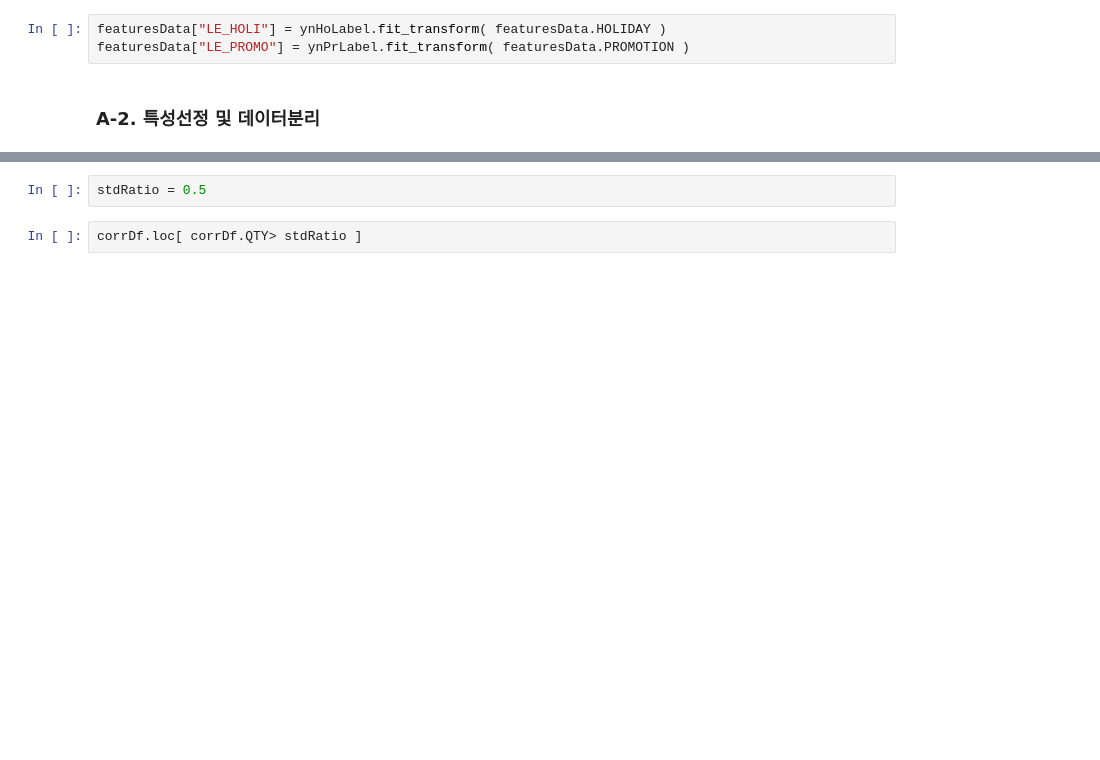
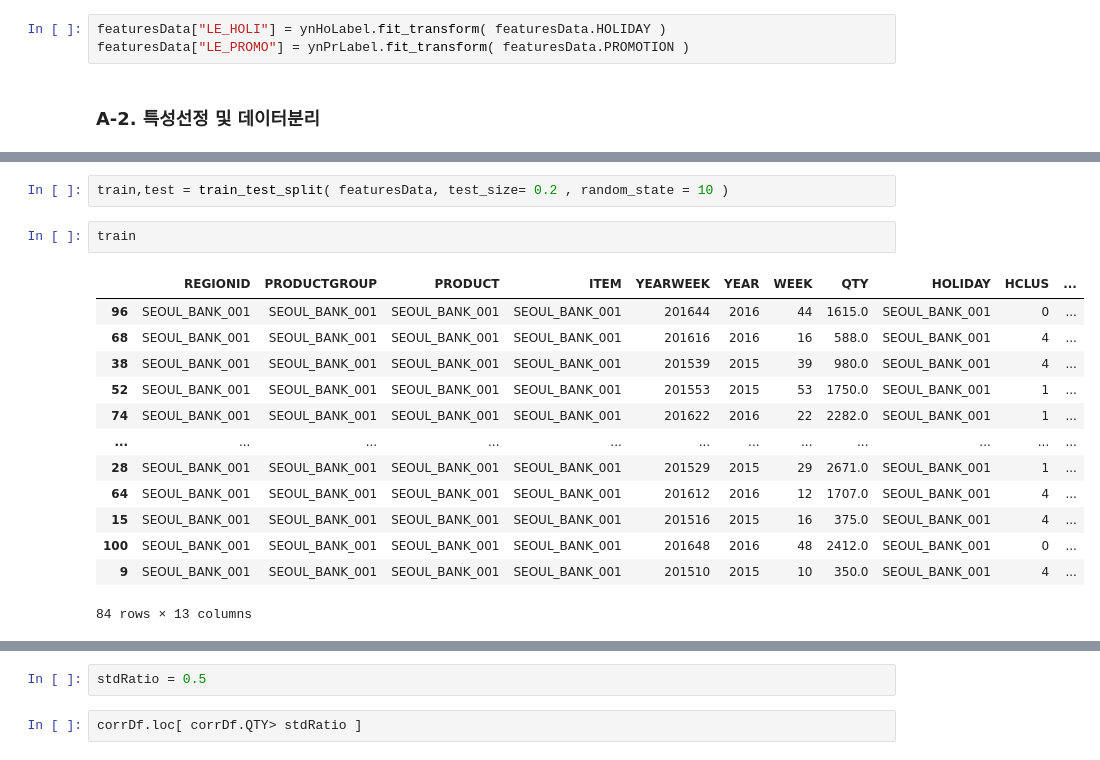
Before and after one commit to jyj76094458/Python, a Jupyter notebook: 유형별로 실습하는 머신러닝/머신러닝실습.ipynb, the cells around one changed output, grey strips where cells are left out. Saved outputs shown, nothing was run; the diff lists cells and outputs as text; blank space fills up the shorter version.

```diff
--- a/유형별로 실습하는 머신러닝/머신러닝실습.ipynb
+++ b/유형별로 실습하는 머신러닝/머신러닝실습.ipynb
@@ -365,0 +584,18 @@ featuresData["LE_PROMO"] = ynPrLabel.fit_transform( featuresData.PROMOTION )
+# %%
+train,test = train_test_split( featuresData, test_size= 0.2 , random_state = 10 )
+# %%
+train
+# %% [output]
+|  | REGIONID | PRODUCTGROUP | PRODUCT | ITEM | YEARWEEK | YEAR | WEEK | QTY | HOLIDAY | HCLUS | ... |
+| 96 | SEOUL_BANK_001 | SEOUL_BANK_001 | SEOUL_BANK_001 | SEOUL_BANK_001 | 201644 | 2016 | 44 | 1615.0 | SEOUL_BANK_001 | 0 | ... |
+| 68 | SEOUL_BANK_001 | SEOUL_BANK_001 | SEOUL_BANK_001 | SEOUL_BANK_001 | 201616 | 2016 | 16 | 588.0 | SEOUL_BANK_001 | 4 | ... |
+| 38 | SEOUL_BANK_001 | SEOUL_BANK_001 | SEOUL_BANK_001 | SEOUL_BANK_001 | 201539 | 2015 | 39 | 980.0 | SEOUL_BANK_001 | 4 | ... |
+| 52 | SEOUL_BANK_001 | SEOUL_BANK_001 | SEOUL_BANK_001 | SEOUL_BANK_001 | 201553 | 2015 | 53 | 1750.0 | SEOUL_BANK_001 | 1 | ... |
+| 74 | SEOUL_BANK_001 | SEOUL_BANK_001 | SEOUL_BANK_001 | SEOUL_BANK_001 | 201622 | 2016 | 22 | 2282.0 | SEOUL_BANK_001 | 1 | ... |
+| ... | ... | ... | ... | ... | ... | ... | ... | ... | ... | ... | ... |
+| 28 | SEOUL_BANK_001 | SEOUL_BANK_001 | SEOUL_BANK_001 | SEOUL_BANK_001 | 201529 | 2015 | 29 | 2671.0 | SEOUL_BANK_001 | 1 | ... |
+| 64 | SEOUL_BANK_001 | SEOUL_BANK_001 | SEOUL_BANK_001 | SEOUL_BANK_001 | 201612 | 2016 | 12 | 1707.0 | SEOUL_BANK_001 | 4 | ... |
+| 15 | SEOUL_BANK_001 | SEOUL_BANK_001 | SEOUL_BANK_001 | SEOUL_BANK_001 | 201516 | 2015 | 16 | 375.0 | SEOUL_BANK_001 | 4 | ... |
+| 100 | SEOUL_BANK_001 | SEOUL_BANK_001 | SEOUL_BANK_001 | SEOUL_BANK_001 | 201648 | 2016 | 48 | 2412.0 | SEOUL_BANK_001 | 0 | ... |
+| 9 | SEOUL_BANK_001 | SEOUL_BANK_001 | SEOUL_BANK_001 | SEOUL_BANK_001 | 201510 | 2015 | 10 | 350.0 | SEOUL_BANK_001 | 4 | ... |
+84 rows × 13 columns
```
Also changed, not shown: parts of 44 cells of this notebook, 1 other file.
